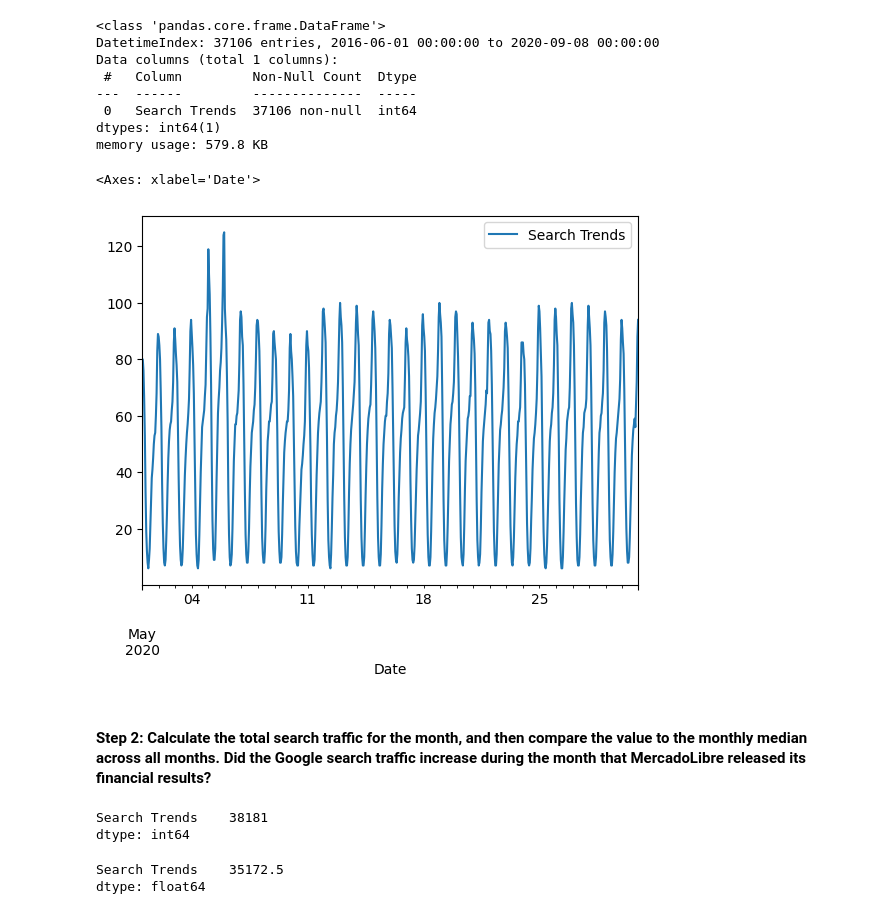
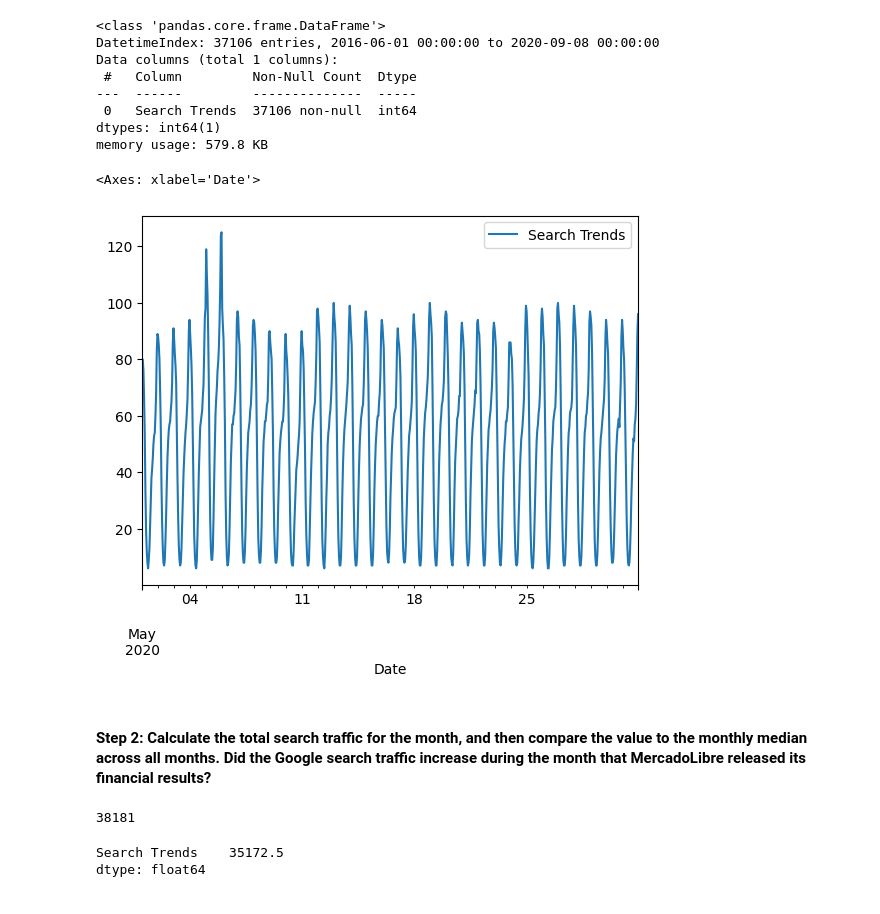
Before and after one commit to LardexTheLarge/prophet-challenge, a Jupyter notebook: forecasting_net_prophet.ipynb, the cells around one changed output. Cells and saved outputs as stored; diff of their text form; code cells hidden in the pictures.

```diff
--- a/forecasting_net_prophet.ipynb
+++ b/forecasting_net_prophet.ipynb
@@ -46,7 +46,6 @@ df_mercado_trends = pd.read_csv(
     "https://static.bc-edx.com/ai/ail-v-1-0/m8/lms/datasets/google_hourly_search_trends.csv",
     index_col='Date',
     parse_dates=True,
-    infer_datetime_format=True
 ).dropna()
 
 # Review the first and last five rows of the DataFrame
@@ -81,20 +80,20 @@ dtypes: int64(1)
 memory usage: 579.8 KB
 # %%
 # Slice the DataFrame to just the month of May 2020
-mercadoMonth = df_mercado_trends.loc["2020-5-1": "2020-5-30"]
+mercadoMay = df_mercado_trends.loc["2020-5-1": "2020-5-31"]
 # Plot to visualize the data for May 2020
-mercadoMonth.plot()
+mercadoMay.plot()
 # %% [output]
 <Axes: xlabel='Date'>
-[figure, old version]
+[figure, new version]
 # %% [markdown]
 #### Step 2: Calculate the total search traffic for the month, and then compare the value to the monthly median across all months. Did the Google search traffic increase during the month that MercadoLibre released its financial results?
 # %%
 # Calculate the sum of the total search traffic for May 2020
-
+traffic_may_2020 = mercadoMay["Search Trends"].sum()
 
 # View the traffic_may_2020 value
+traffic_may_2020
 # %% [output]
-Search Trends    38181
-dtype: int64
+38181
 # %%
```
Also changed, not shown: parts of 2 cells of this notebook.
